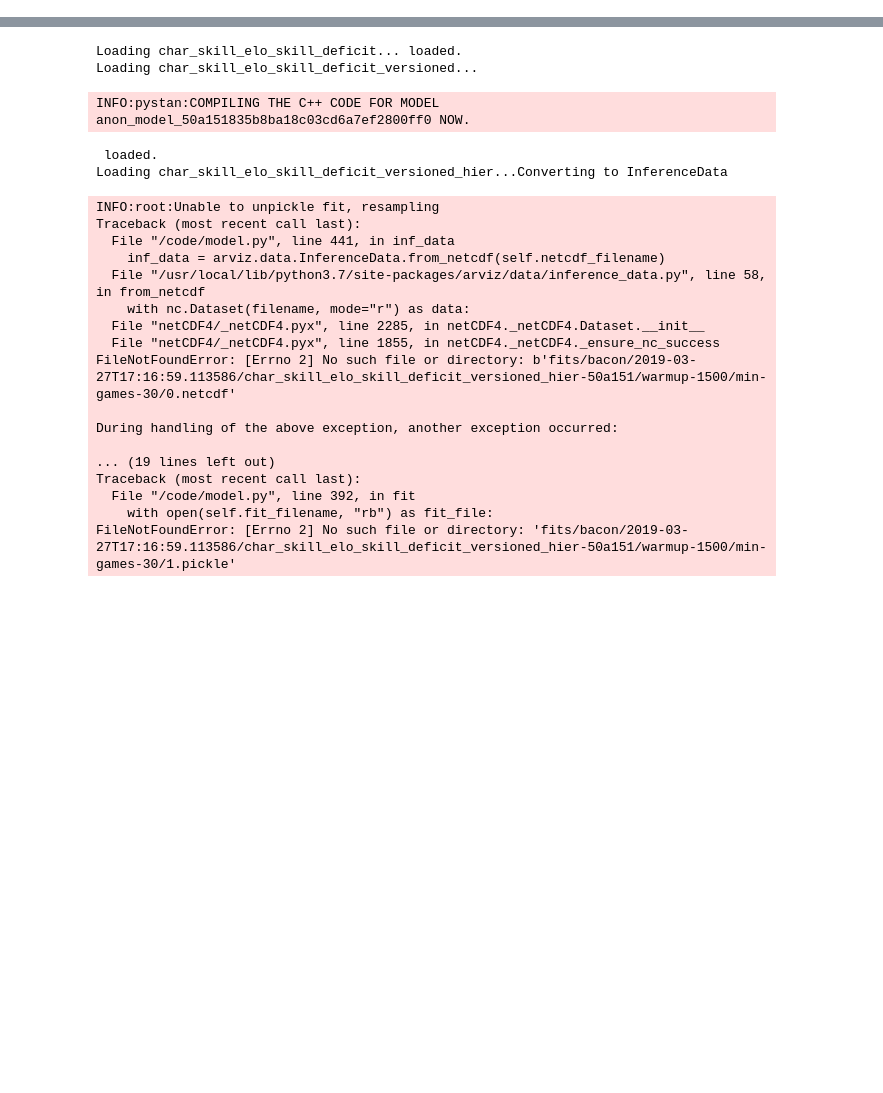
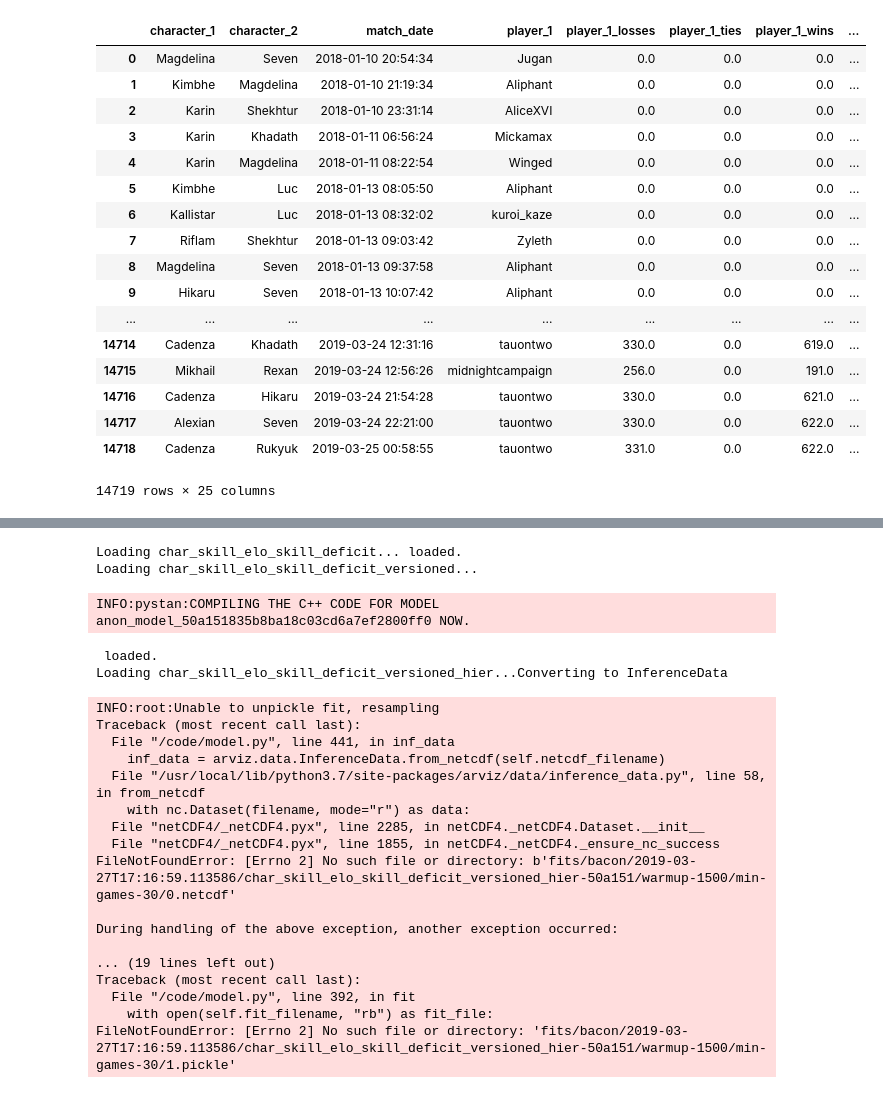
Before and after one commit to cpennington/yomi-skill, a Jupyter notebook: Bayesian Skill.ipynb, the cells around one changed output, grey strips where cells are left out. Cells and saved outputs as stored; diff of their text form; code cells hidden in the pictures; blank space fills up the shorter version.

```diff
--- a/Bayesian Skill.ipynb
+++ b/Bayesian Skill.ipynb
@@ -67,0 +78,21 @@ squared error 2693.2355503433682
+# %%
+hist_games
+# %% [output]
+|  | character_1 | character_2 | match_date | player_1 | player_1_losses | player_1_ties | player_1_wins | ... |
+| 0 | Magdelina | Seven | 2018-01-10 20:54:34 | Jugan | 0.0 | 0.0 | 0.0 | ... |
+| 1 | Kimbhe | Magdelina | 2018-01-10 21:19:34 | Aliphant | 0.0 | 0.0 | 0.0 | ... |
+| 2 | Karin | Shekhtur | 2018-01-10 23:31:14 | AliceXVI | 0.0 | 0.0 | 0.0 | ... |
+| 3 | Karin | Khadath | 2018-01-11 06:56:24 | Mickamax | 0.0 | 0.0 | 0.0 | ... |
+| 4 | Karin | Magdelina | 2018-01-11 08:22:54 | Winged | 0.0 | 0.0 | 0.0 | ... |
+| 5 | Kimbhe | Luc | 2018-01-13 08:05:50 | Aliphant | 0.0 | 0.0 | 0.0 | ... |
+| 6 | Kallistar | Luc | 2018-01-13 08:32:02 | kuroi_kaze | 0.0 | 0.0 | 0.0 | ... |
+| 7 | Riflam | Shekhtur | 2018-01-13 09:03:42 | Zyleth | 0.0 | 0.0 | 0.0 | ... |
+| 8 | Magdelina | Seven | 2018-01-13 09:37:58 | Aliphant | 0.0 | 0.0 | 0.0 | ... |
+| 9 | Hikaru | Seven | 2018-01-13 10:07:42 | Aliphant | 0.0 | 0.0 | 0.0 | ... |
+| ... | ... | ... | ... | ... | ... | ... | ... | ... |
+| 14714 | Cadenza | Khadath | 2019-03-24 12:31:16 | tauontwo | 330.0 | 0.0 | 619.0 | ... |
+| 14715 | Mikhail | Rexan | 2019-03-24 12:56:26 | midnightcampaign | 256.0 | 0.0 | 191.0 | ... |
+| 14716 | Cadenza | Hikaru | 2019-03-24 21:54:28 | tauontwo | 330.0 | 0.0 | 621.0 | ... |
+| 14717 | Alexian | Seven | 2019-03-24 22:21:00 | tauontwo | 330.0 | 0.0 | 622.0 | ... |
+| 14718 | Cadenza | Rukyuk | 2019-03-25 00:58:55 | tauontwo | 331.0 | 0.0 | 622.0 | ... |
+14719 rows × 25 columns
```
Also changed, not shown: parts of 3 cells of this notebook, 13 other files.
